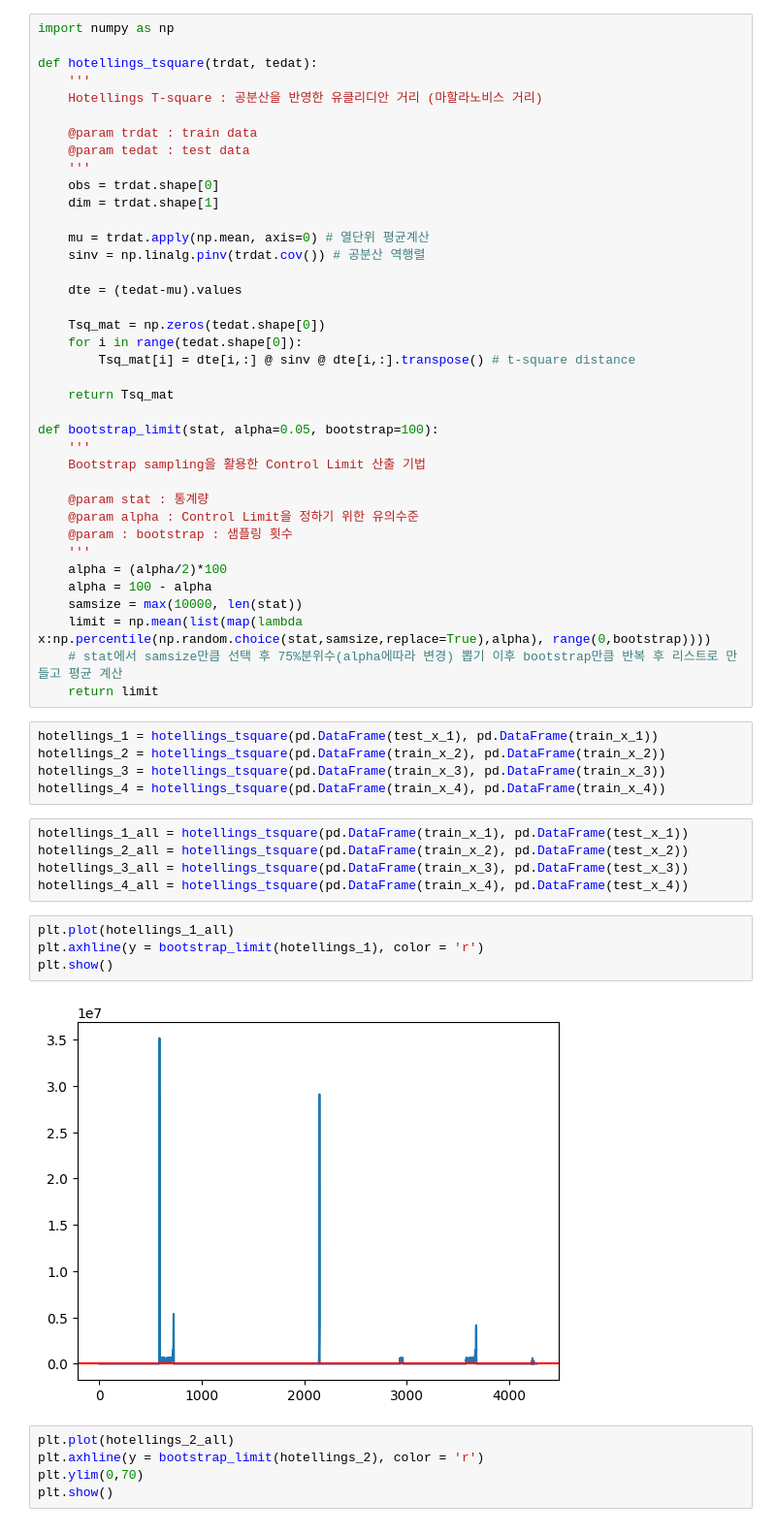
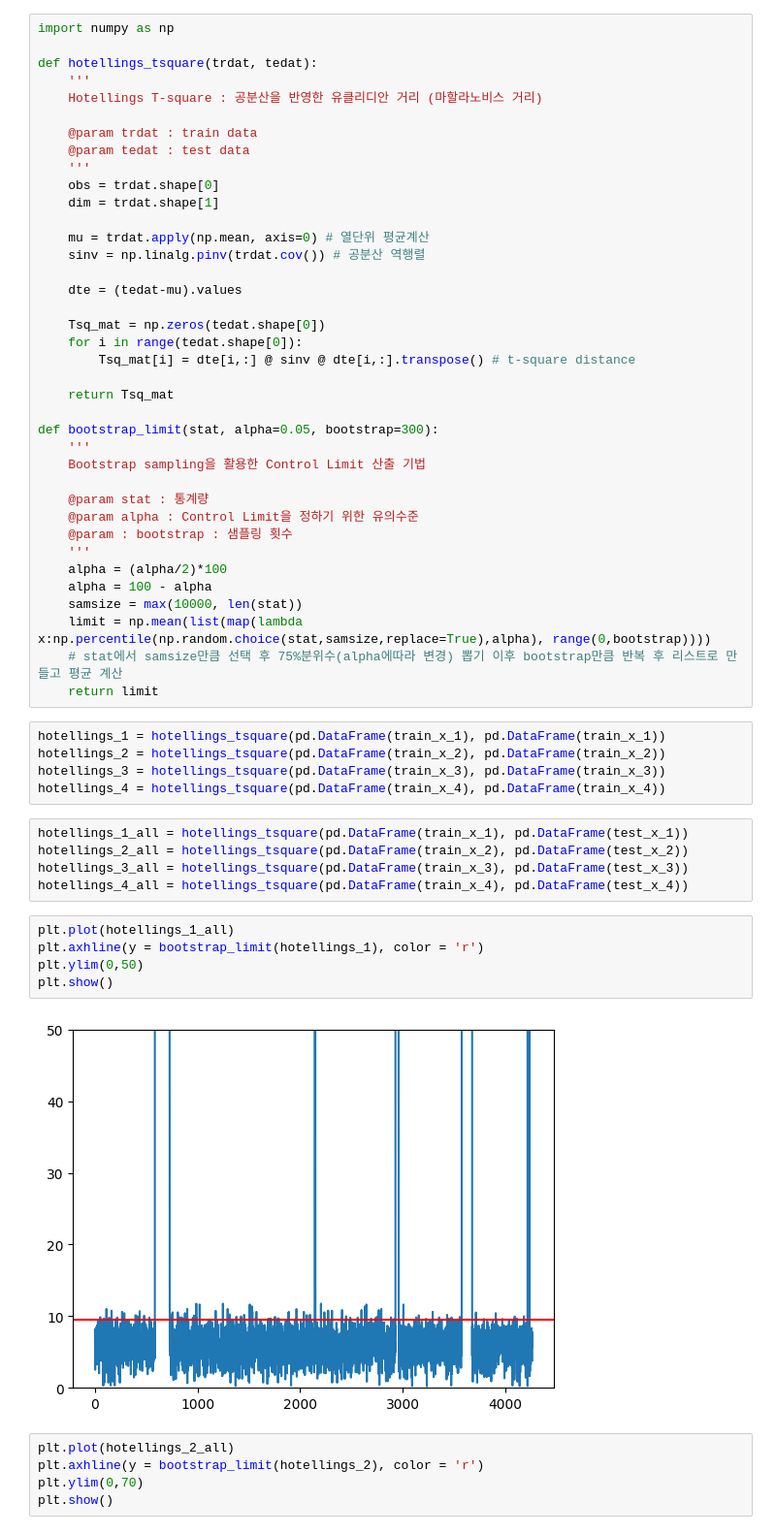
Before and after one commit to Jjineeq/Anomaly-Detection, a Jupyter notebook: toy_project/total.ipynb, the cells around one changed output. Shown at 97% size. Cells and saved outputs as stored; diff of their text form.

```diff
--- a/toy_project/total.ipynb
+++ b/toy_project/total.ipynb
@@ -174,7 +174,7 @@ def hotellings_tsquare(trdat, tedat):
 
     return Tsq_mat
 
-def bootstrap_limit(stat, alpha=0.05, bootstrap=100):
+def bootstrap_limit(stat, alpha=0.05, bootstrap=300):
     '''
     Bootstrap sampling을 활용한 Control Limit 산출 기법
 
@@ -189,7 +189,7 @@ def bootstrap_limit(stat, alpha=0.05, bootstrap=100):
     # stat에서 samsize만큼 선택 후 75%분위수(alpha에따라 변경) 뽑기 이후 bootstrap만큼 반복 후 리스트로 만들고 평균 계산
     return limit
 # %%
-hotellings_1 = hotellings_tsquare(pd.DataFrame(test_x_1), pd.DataFrame(train_x_1))
+hotellings_1 = hotellings_tsquare(pd.DataFrame(train_x_1), pd.DataFrame(train_x_1))
 hotellings_2 = hotellings_tsquare(pd.DataFrame(train_x_2), pd.DataFrame(train_x_2))
 hotellings_3 = hotellings_tsquare(pd.DataFrame(train_x_3), pd.DataFrame(train_x_3))
 hotellings_4 = hotellings_tsquare(pd.DataFrame(train_x_4), pd.DataFrame(train_x_4))
@@ -201,9 +201,10 @@ hotellings_4_all = hotellings_tsquare(pd.DataFrame(train_x_4), pd.DataFrame(test
 # %%
 plt.plot(hotellings_1_all)
 plt.axhline(y = bootstrap_limit(hotellings_1), color = 'r')
+plt.ylim(0,50)
 plt.show()
 # %% [output]
-[figure, old version]
+[figure, new version]
 # %%
 plt.plot(hotellings_2_all)
 plt.axhline(y = bootstrap_limit(hotellings_2), color = 'r')
```
Also changed, not shown: parts of 27 cells of this notebook, 2 other files.
